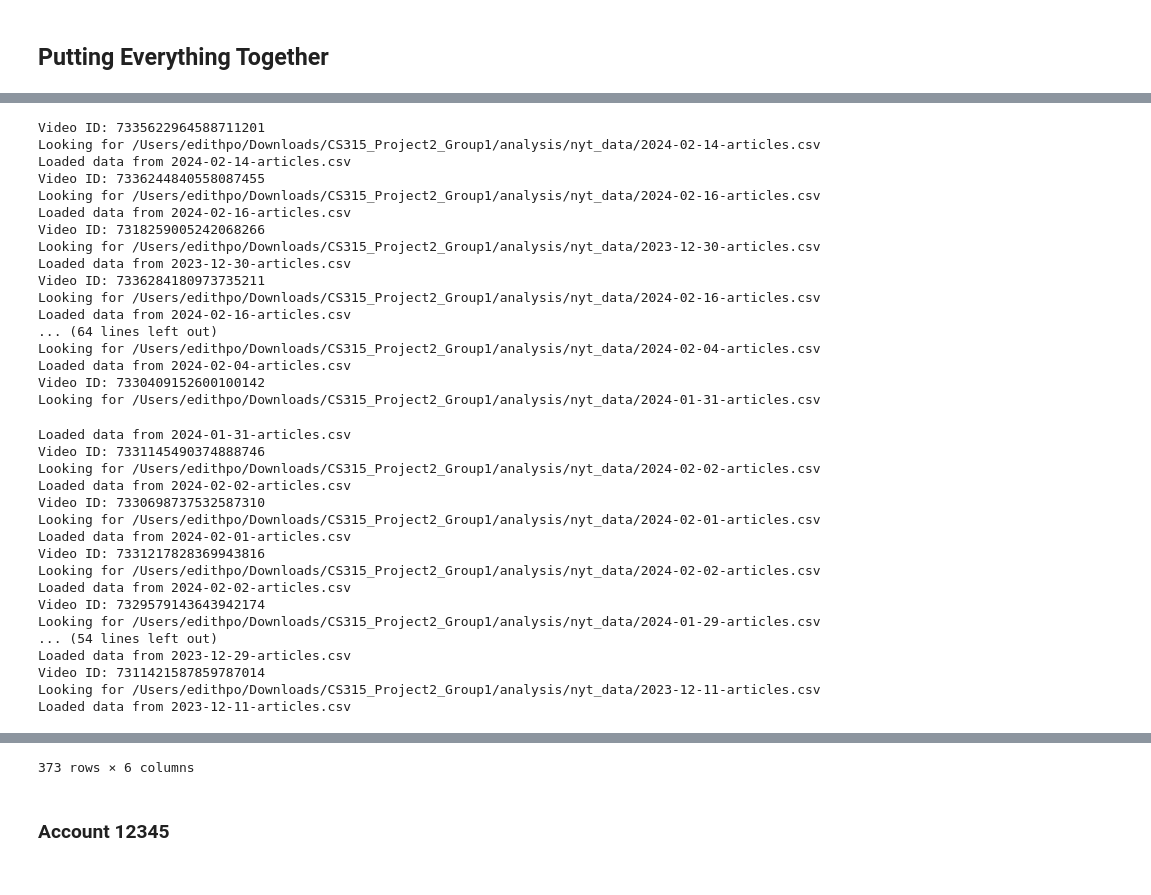
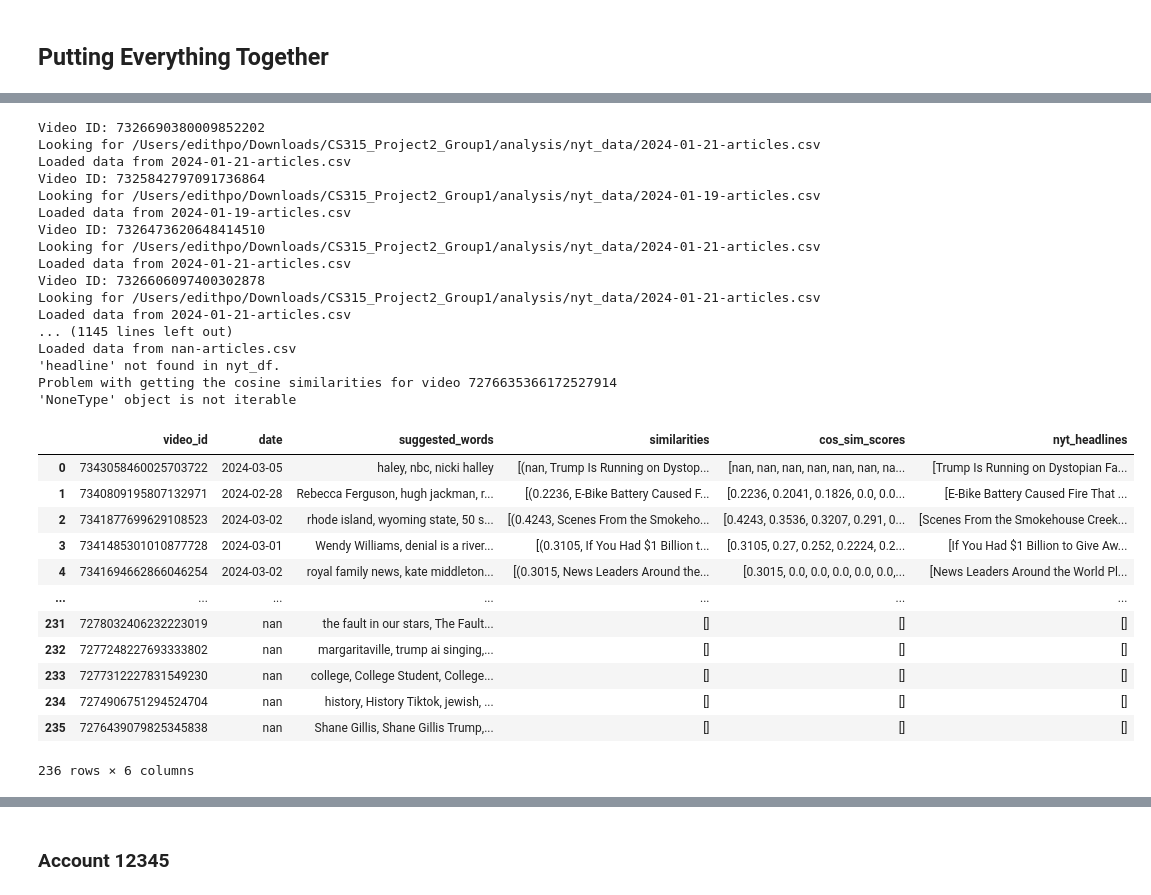
Before and after one commit to ep108/CS315_Project2_Group1, a Jupyter notebook: analysis/applying_cosine_similarity.ipynb, the cells around one changed output, grey strips where cells are left out. Cells and saved outputs as stored; diff of their text form; code cells hidden in the pictures.

Commit message:
adding csv files with cosine sim scores

```diff
--- a/analysis/applying_cosine_similarity.ipynb
+++ b/analysis/applying_cosine_similarity.ipynb
@@ -313,10 +313,10 @@ def get_all_cosine_similarities_by_feature(updated_news_vids,video_ids,key,featu
             result_dict['date'] = date
             result_dict[f'{feature}'] = feature_text
             result_dict['similarities'] = similarities
-            scores = [sim[0] for sim in similarities]
-            headlines = [sim[1] for sim in similarities]
-            result_dict['scores'] = scores
-            result_dict['headlines'] = headlines
+            cos_sim_scores = [sim[0] for sim in similarities]
+            nyt_headlines = [sim[1] for sim in similarities]
+            result_dict['cos_sim_scores'] = cos_sim_scores
+            result_dict['nyt_headlines'] = nyt_headlines
             results.append(result_dict)
         except TypeError as te:
             print(f'Problem with getting the cosine similarities for video {video_id}')
@@ -345,8 +345,8 @@ def get_results(key,code,feature):
     df = pd.DataFrame(results)
 
     # Save results
-    filename = f'cosine_sim_results_{code}.csv'
-    df.to_csv('')
+    filename = f'cosine_sim_{feature}_{code}.csv'
+    df.to_csv(filename)
 
     return df
 
@@ -359,7 +359,7 @@ def get_results(key,code,feature):
 #     print(sim)
 # %%
 code = 12345
-feature = "video_description"
+feature = "suggested_words"#"video_description"
 df = get_results(key,code,feature)
 df
 # %% [output]
@@ -383,34 +383,30 @@ Loaded data from 2024-02-17-articles.csv
-Video ID: 7335622964588711201
-Looking for /Users/edithpo/Downloads/CS315_Project2_Group1/analysis/nyt_data/2024-02-14-articles.csv
-Loaded data from 2024-02-14-articles.csv
-Video ID: 7336244840558087455
-Looking for /Users/edithpo/Downloads/CS315_Project2_Group1/analysis/nyt_data/2024-02-16-articles.csv
-Loaded data from 2024-02-16-articles.csv
-Video ID: 7318259005242068266
-Looking for /Users/edithpo/Downloads/CS315_Project2_Group1/analysis/nyt_data/2023-12-30-articles.csv
-Loaded data from 2023-12-30-articles.csv
-Video ID: 7336284180973735211
-Looking for /Users/edithpo/Downloads/CS315_Project2_Group1/analysis/nyt_data/2024-02-16-articles.csv
-Loaded data from 2024-02-16-articles.csv
-... (64 lines left out)
-Looking for /Users/edithpo/Downloads/CS315_Project2_Group1/analysis/nyt_data/2024-02-04-articles.csv
-Loaded data from 2024-02-04-articles.csv
-Video ID: 7330409152600100142
-Looking for /Users/edithpo/Downloads/CS315_Project2_Group1/analysis/nyt_data/2024-01-31-articles.csv
+Video ID: 7326690380009852202
+Looking for /Users/edithpo/Downloads/CS315_Project2_Group1/analysis/nyt_data/2024-01-21-articles.csv
+Loaded data from 2024-01-21-articles.csv
+Video ID: 7325842797091736864
+Looking for /Users/edithpo/Downloads/CS315_Project2_Group1/analysis/nyt_data/2024-01-19-articles.csv
+Loaded data from 2024-01-19-articles.csv
+Video ID: 7326473620648414510
+Looking for /Users/edithpo/Downloads/CS315_Project2_Group1/analysis/nyt_data/2024-01-21-articles.csv
+Loaded data from 2024-01-21-articles.csv
+Video ID: 7326606097400302878
+Looking for /Users/edithpo/Downloads/CS315_Project2_Group1/analysis/nyt_data/2024-01-21-articles.csv
+Loaded data from 2024-01-21-articles.csv
+... (1145 lines left out)
+Loaded data from nan-articles.csv
+'headline' not found in nyt_df.
+Problem with getting the cosine similarities for video 7276635366172527914
+'NoneType' object is not iterable
+|  | video_id | date | suggested_words | similarities | cos_sim_scores | nyt_headlines |
+| 0 | 7343058460025703722 | 2024-03-05 | haley, nbc, nicki halley | [(nan, Trump Is Running on Dystop... | [nan, nan, nan, nan, nan, nan, na... | [Trump Is Running on Dystopian Fa... |
+| 1 | 7340809195807132971 | 2024-02-28 | Rebecca Ferguson, hugh jackman, r... | [(0.2236, E-Bike Battery Caused F... | [0.2236, 0.2041, 0.1826, 0.0, 0.0... | [E-Bike Battery Caused Fire That ... |
+| 2 | 7341877699629108523 | 2024-03-02 | rhode island, wyoming state, 50 s... | [(0.4243, Scenes From the Smokeho... | [0.4243, 0.3536, 0.3207, 0.291, 0... | [Scenes From the Smokehouse Creek... |
+| 3 | 7341485301010877728 | 2024-03-01 | Wendy Williams, denial is a river... | [(0.3105, If You Had $1 Billion t... | [0.3105, 0.27, 0.252, 0.2224, 0.2... | [If You Had $1 Billion to Give Aw... |
+| 4 | 7341694662866046254 | 2024-03-02 | royal family news, kate middleton... | [(0.3015, News Leaders Around the... | [0.3015, 0.0, 0.0, 0.0, 0.0, 0.0,... | [News Leaders Around the World Pl... |
+| ... | ... | ... | ... | ... | ... | ... |
+| 231 | 7278032406232223019 | nan | the fault in our stars, The Fault... | [] | [] | [] |
+| 232 | 7277248227693333802 | nan | margaritaville, trump ai singing,... | [] | [] | [] |
+| 233 | 7277312227831549230 | nan | college, College Student, College... | [] | [] | [] |
+| 234 | 7274906751294524704 | nan | history, History Tiktok, jewish, ... | [] | [] | [] |
+| 235 | 7276439079825345838 | nan | Shane Gillis, Shane Gillis Trump,... | [] | [] | [] |
-Loaded data from 2024-01-31-articles.csv
-Video ID: 7331145490374888746
-Looking for /Users/edithpo/Downloads/CS315_Project2_Group1/analysis/nyt_data/2024-02-02-articles.csv
-Loaded data from 2024-02-02-articles.csv
-Video ID: 7330698737532587310
-Looking for /Users/edithpo/Downloads/CS315_Project2_Group1/analysis/nyt_data/2024-02-01-articles.csv
-Loaded data from 2024-02-01-articles.csv
-Video ID: 7331217828369943816
-Looking for /Users/edithpo/Downloads/CS315_Project2_Group1/analysis/nyt_data/2024-02-02-articles.csv
-Loaded data from 2024-02-02-articles.csv
-Video ID: 7329579143643942174
-Looking for /Users/edithpo/Downloads/CS315_Project2_Group1/analysis/nyt_data/2024-01-29-articles.csv
-... (54 lines left out)
-Loaded data from 2023-12-29-articles.csv
-Video ID: 7311421587859787014
-Looking for /Users/edithpo/Downloads/CS315_Project2_Group1/analysis/nyt_data/2023-12-11-articles.csv
-Loaded data from 2023-12-11-articles.csv
+236 rows × 6 columns
@@ -480,4 +413,3 @@ Loaded data from nan-articles.csv
-373 rows × 6 columns
 # %% [markdown]
 ### Account 12345
 # %%
```
Also changed, not shown: parts of 1 cell of this notebook, 2 other files.
